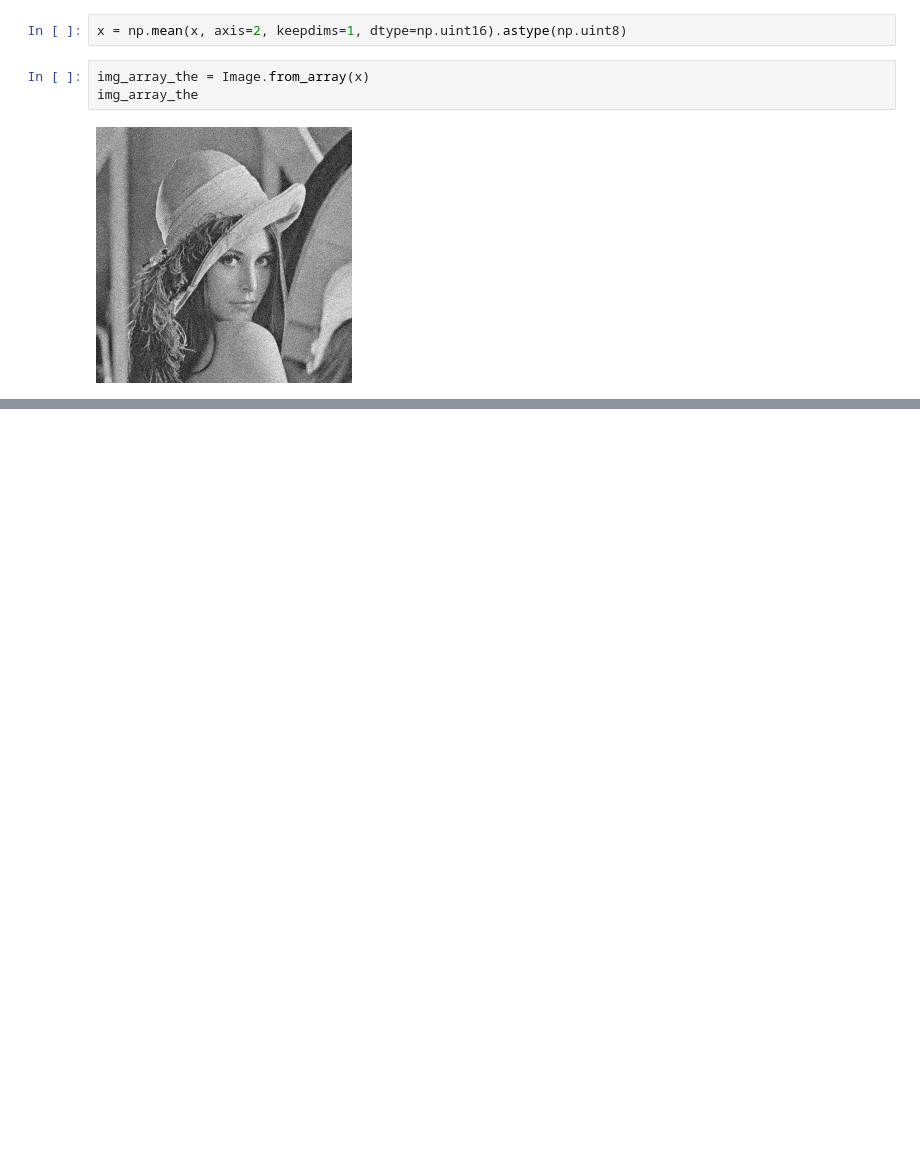
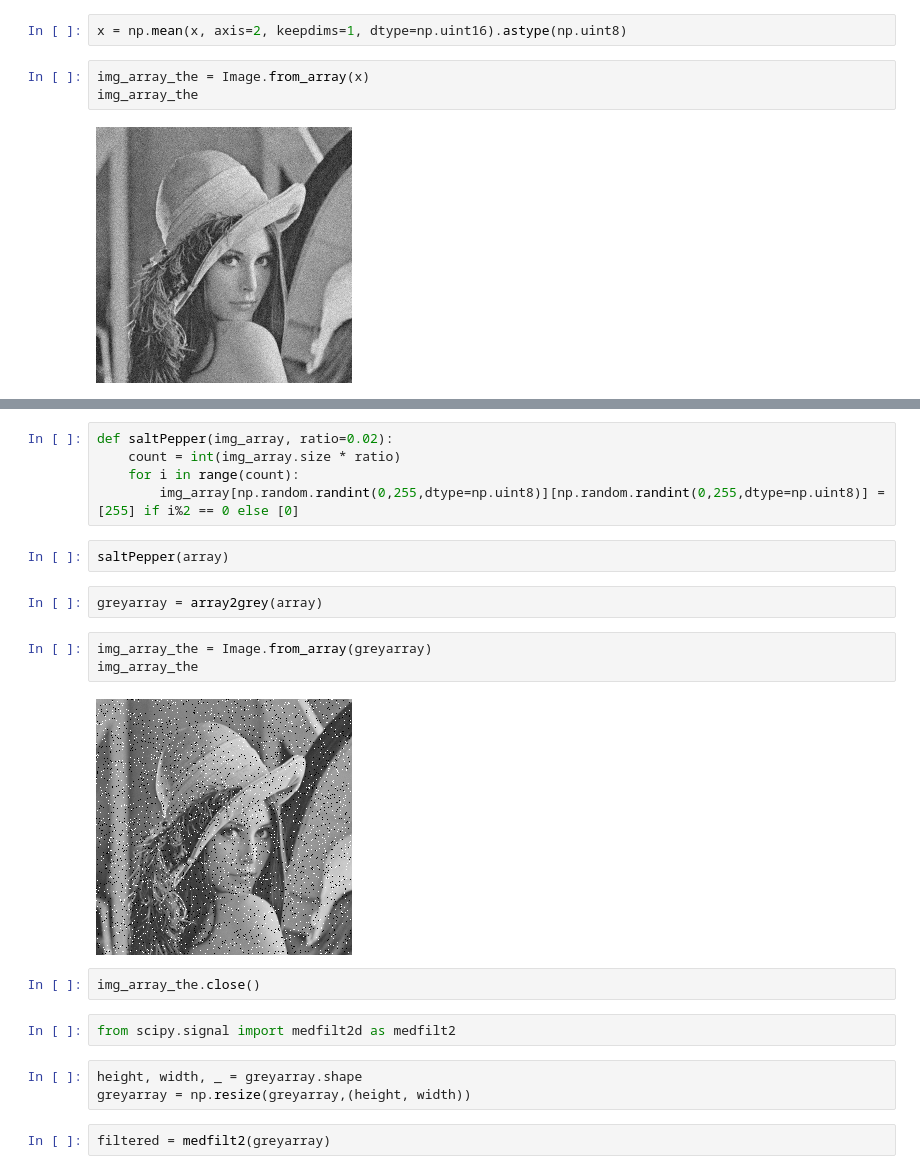
Before and after one commit to rytsh/imagework, a Jupyter notebook: image.ipynb, the cells around one changed output, grey strips where cells are left out. Saved outputs shown, nothing was run; the diff lists cells and outputs as text; blank space fills up the shorter version.

```diff
--- a/image.ipynb
+++ b/image.ipynb
@@ -113,0 +170,23 @@ img_array_the
+# %%
+def saltPepper(img_array, ratio=0.02):
+    count = int(img_array.size * ratio)
+    for i in range(count):
+        img_array[np.random.randint(0,255,dtype=np.uint8)][np.random.randint(0,255,dtype=np.uint8)] = [255] if i%2 == 0 else [0]
+# %%
+saltPepper(array)
+# %%
+greyarray = array2grey(array)
+# %%
+img_array_the = Image.from_array(greyarray)
+img_array_the
+# %% [output]
+[figure, added]
+# %%
+img_array_the.close()
+# %%
+from scipy.signal import medfilt2d as medfilt2
+# %%
+height, width, _ = greyarray.shape
+greyarray = np.resize(greyarray,(height, width))
+# %%
+filtered = medfilt2(greyarray)
```
Also changed, not shown: parts of 22 cells of this notebook, 5 other files.
